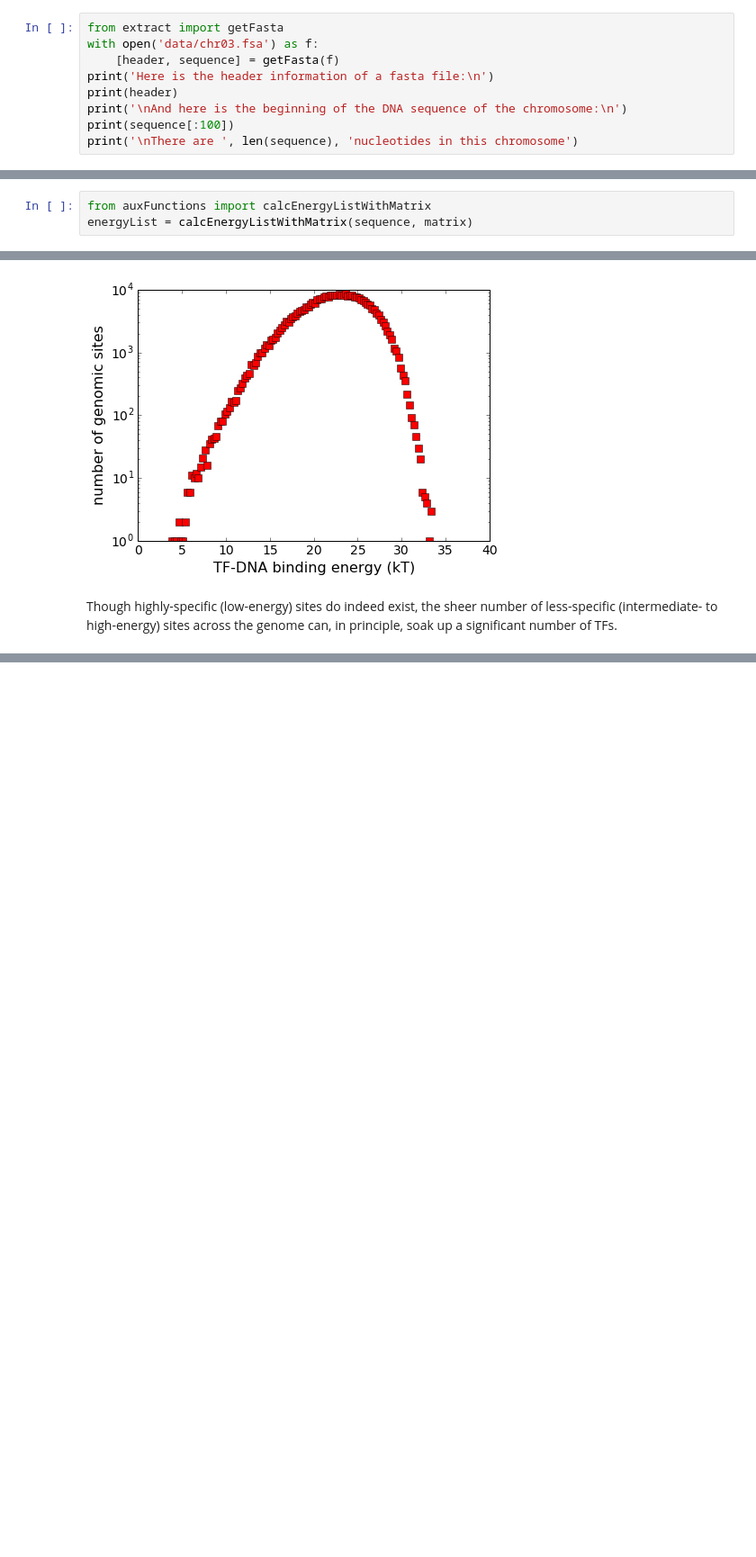
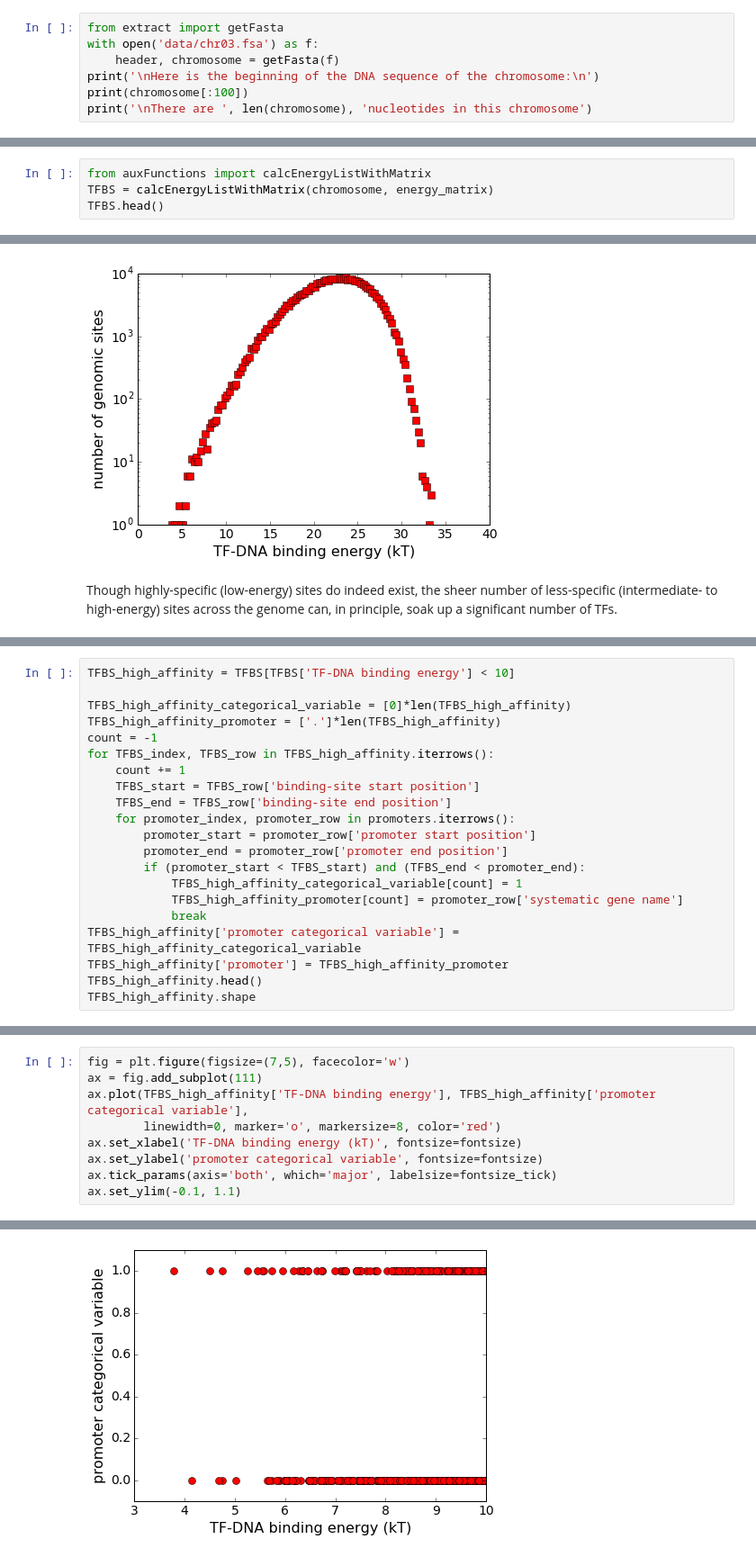
Before and after one commit to petermchale/yeast_bioinformatics, a Jupyter notebook: TFBS.ipynb, the cells around one changed output, grey strips where cells are left out. Shown at 90% size. Saved outputs shown, nothing was run; the diff lists cells and outputs as text; blank space fills up the shorter version.

```diff
--- a/TFBS.ipynb
+++ b/TFBS.ipynb
@@ -95,10 +90,8 @@ Next, I manually downloaded the DNA sequence of the third chromosome of the mode
 # %%
 from extract import getFasta
 with open('data/chr03.fsa') as f:
-    [header, sequence] = getFasta(f)
-print('Here is the header information of a fasta file:\n')
-print(header)
-print('\nAnd here is the beginning of the DNA sequence of the chromosome:\n')
-print(sequence[:100])
-print('\nThere are ', len(sequence), 'nucleotides in this chromosome')
+    header, chromosome = getFasta(f)
+print('\nHere is the beginning of the DNA sequence of the chromosome:\n')
+print(chromosome[:100])
+print('\nThere are ', len(chromosome), 'nucleotides in this chromosome')
 # %% [output]
@@ -115,4 +104,5 @@ There are  316617 nucleotides in this chromosome
 With the energy matrix and chromosome sequence in hand, I next computed the energy with which Gal4 binds every possible sequence on the chromosome:
 # %%
 from auxFunctions import calcEnergyListWithMatrix
-energyList = calcEnergyListWithMatrix(sequence, matrix)
+TFBS = calcEnergyListWithMatrix(chromosome, energy_matrix)
+TFBS.head()
@@ -145,0 +232,21 @@ Though highly-specific (low-energy) sites do indeed exist, the sheer number of l
+# %%
+TFBS_high_affinity = TFBS[TFBS['TF-DNA binding energy'] < 10]
+
+TFBS_high_affinity_categorical_variable = [0]*len(TFBS_high_affinity)
+TFBS_high_affinity_promoter = ['.']*len(TFBS_high_affinity)
+count = -1
+for TFBS_index, TFBS_row in TFBS_high_affinity.iterrows():
+    count += 1
+    TFBS_start = TFBS_row['binding-site start position']
+    TFBS_end = TFBS_row['binding-site end position']
+    for promoter_index, promoter_row in promoters.iterrows():
+        promoter_start = promoter_row['promoter start position']
+        promoter_end = promoter_row['promoter end position']
+        if (promoter_start < TFBS_start) and (TFBS_end < promoter_end):
+            TFBS_high_affinity_categorical_variable[count] = 1
+            TFBS_high_affinity_promoter[count] = promoter_row['systematic gene name']
+            break
+TFBS_high_affinity['promoter categorical variable'] = TFBS_high_affinity_categorical_variable
+TFBS_high_affinity['promoter'] = TFBS_high_affinity_promoter
+TFBS_high_affinity.head()
+TFBS_high_affinity.shape
@@ -145,0 +263,10 @@ Though highly-specific (low-energy) sites do indeed exist, the sheer number of l
+# %%
+fig = plt.figure(figsize=(7,5), facecolor='w')
+ax = fig.add_subplot(111)
+ax.plot(TFBS_high_affinity['TF-DNA binding energy'], TFBS_high_affinity['promoter categorical variable'],
+        linewidth=0, marker='o', markersize=8, color='red')
+ax.set_xlabel('TF-DNA binding energy (kT)', fontsize=fontsize)
+ax.set_ylabel('promoter categorical variable', fontsize=fontsize)
+ax.tick_params(axis='both', which='major', labelsize=fontsize_tick)
+ax.set_ylim(-0.1, 1.1)
+# %% [output]
@@ -145,0 +274 @@ Though highly-specific (low-energy) sites do indeed exist, the sheer number of l
+[figure, added]
```
Also changed, not shown: parts of 21 cells of this notebook, 1 other file.
